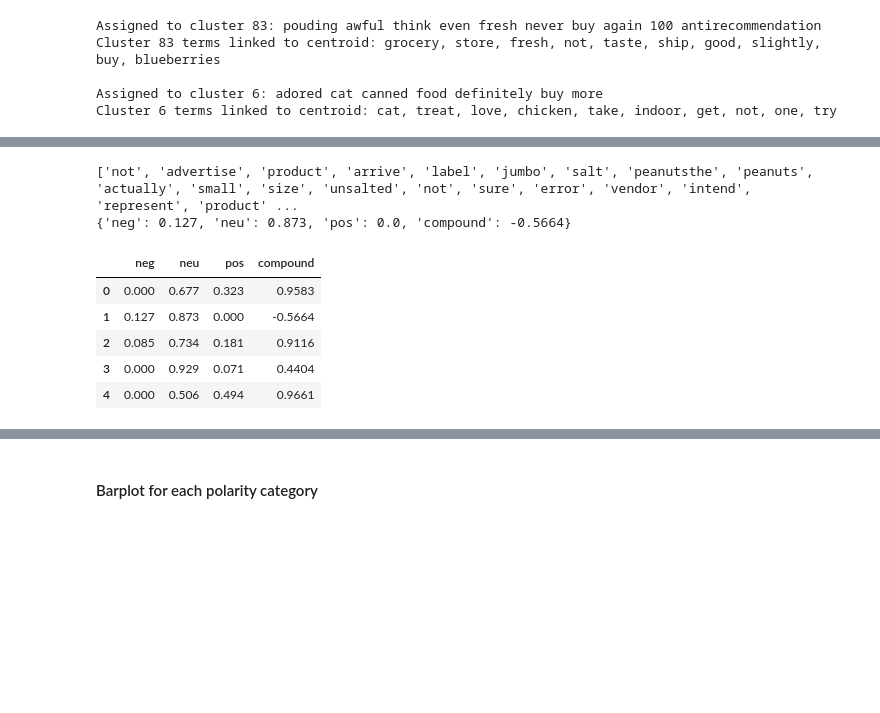
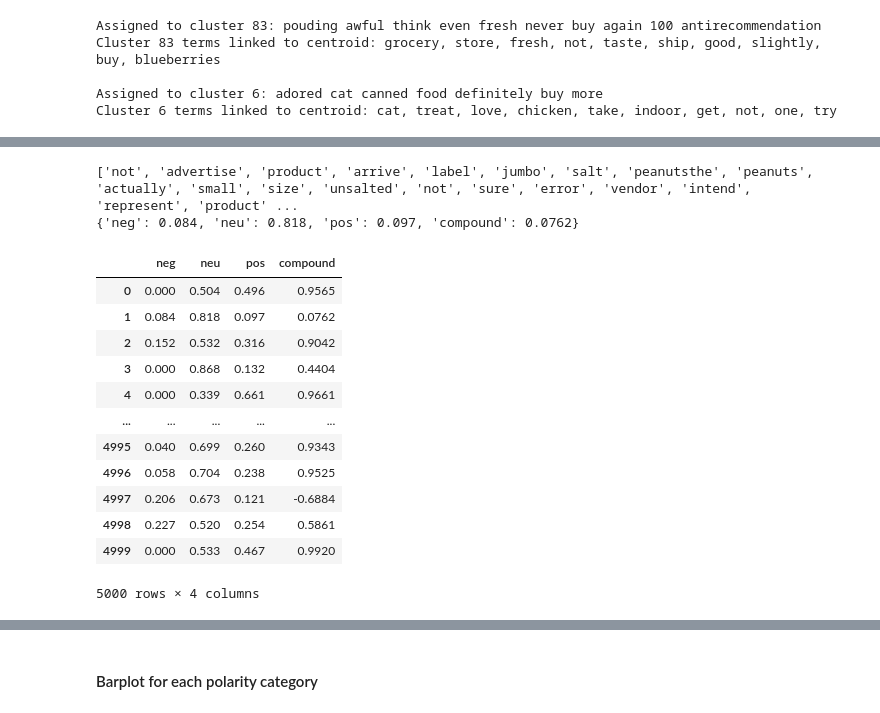
Before and after one commit to mverbytska/amazon-reviews-sentiment-analysis, a Jupyter notebook: myenv/amazon_sentiment_analysis.ipynb, the cells around one changed output, grey strips where cells are left out. Drawn from its saved outputs; the diff is of its cells as text; code cells hidden in the pictures; blank space fills up the shorter version.

```diff
--- a/myenv/amazon_sentiment_analysis.ipynb
+++ b/myenv/amazon_sentiment_analysis.ipynb
@@ -528,4 +533,4 @@ Cluster 6 terms linked to centroid: cat, treat, love, chicken, take, indoor, get
 # %%
-clean_data['summary_and_text'] = clean_data['summary'] + ' '+ clean_data['text']
-clean_data['summary_and_text'].head()
+summary_and_text = clean_data['summary'][:5000] + ' '+ clean_data['text'][:5000]
+summary_and_text
 # %% [output]
@@ -537,0 +551,17 @@ Name: summary_and_text, dtype: object
+# %%
+def remove_stopwords_from_column(text: str):
+    '''
+    Remove stopwords from a column with strings and return cleaned text in the form of string
+
+    Params:
+        text: string we are observing and want to remove the stopwords from.
+
+    Returns:
+        str: string containing words that have passed the check for being stopwords only
+
+    Raises:
+        None
+    '''
+    words = text.split()
+    filtered_words = [word for word in words if word not in stop_words]
+    return ' '.join(filtered_words)
@@ -537,0 +570,3 @@ Name: summary_and_text, dtype: object
+# %%
+summary_and_text = summary_and_text.apply(remove_stopwords_from_column)
+summary_and_text
@@ -538,22 +586,29 @@ Name: summary_and_text, dtype: object
 # %%
 sent_ia = SentimentIntensityAnalyzer()
 polarity_scores = []
-for sentence in clean_data['summary_and_text']:
+for sentence in summary_and_text:
     polarity_scores.append(sent_ia.polarity_scores(sentence))
 # %%
 print(clean_data['full_review'][1])
 print(polarity_scores[1])
 # %% [output]
 ['not', 'advertise', 'product', 'arrive', 'label', 'jumbo', 'salt', 'peanutsthe', 'peanuts', 'actually', 'small', 'size', 'unsalted', 'not', 'sure', 'error', 'vendor', 'intend', 'represent', 'product' ...
-{'neg': 0.127, 'neu': 0.873, 'pos': 0.0, 'compound': -0.5664}
+{'neg': 0.084, 'neu': 0.818, 'pos': 0.097, 'compound': 0.0762}
 # %%
 vaders = pd.DataFrame(polarity_scores)
-vaders.head()
+vaders
 # %% [output]
 |  | neg | neu | pos | compound |
-| 0 | 0.000 | 0.677 | 0.323 | 0.9583 |
-| 1 | 0.127 | 0.873 | 0.000 | -0.5664 |
-| 2 | 0.085 | 0.734 | 0.181 | 0.9116 |
-| 3 | 0.000 | 0.929 | 0.071 | 0.4404 |
-| 4 | 0.000 | 0.506 | 0.494 | 0.9661 |
+| 0 | 0.000 | 0.504 | 0.496 | 0.9565 |
+| 1 | 0.084 | 0.818 | 0.097 | 0.0762 |
+| 2 | 0.152 | 0.532 | 0.316 | 0.9042 |
+| 3 | 0.000 | 0.868 | 0.132 | 0.4404 |
+| 4 | 0.000 | 0.339 | 0.661 | 0.9661 |
+| ... | ... | ... | ... | ... |
+| 4995 | 0.040 | 0.699 | 0.260 | 0.9343 |
+| 4996 | 0.058 | 0.704 | 0.238 | 0.9525 |
+| 4997 | 0.206 | 0.673 | 0.121 | -0.6884 |
+| 4998 | 0.227 | 0.520 | 0.254 | 0.5861 |
+| 4999 | 0.000 | 0.533 | 0.467 | 0.9920 |
+5000 rows × 4 columns
 # %%
```
Also changed, not shown: parts of 31 cells of this notebook.
